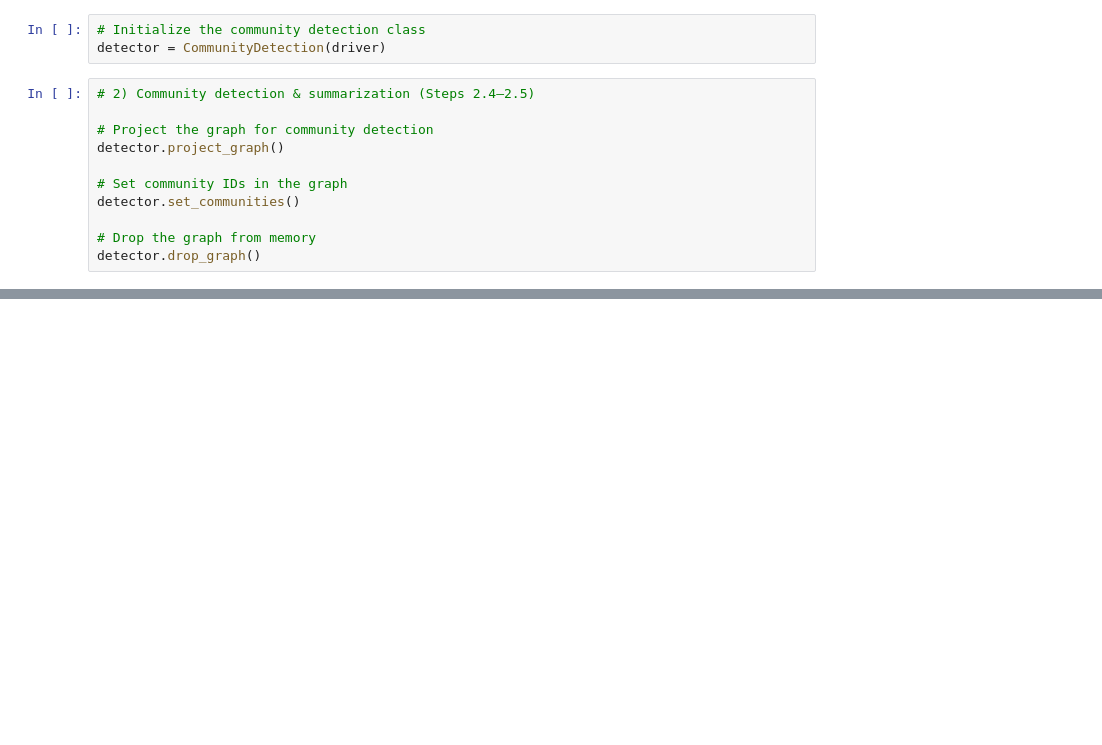
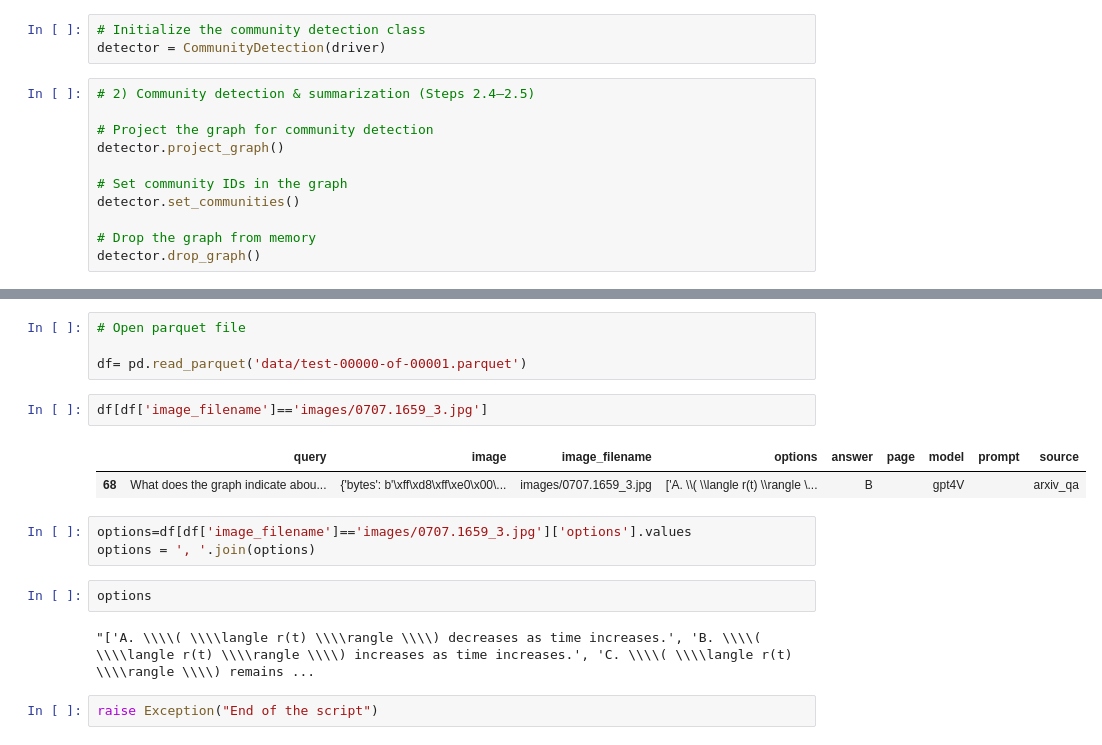
Before and after one commit to Robertogiordano/MultiGraphQA, a Jupyter notebook: graphRAG.ipynb, the cells around one changed output, grey strips where cells are left out. Drawn from its saved outputs; the diff is of its cells as text; blank space fills up the shorter version.

```diff
--- a/graphRAG.ipynb
+++ b/graphRAG.ipynb
@@ -1001,0 +1102,18 @@ NotImplementedError: OpenAI ChatCompletion usage not fully implemented here.
+# %%
+# Open parquet file
+
+df= pd.read_parquet('data/test-00000-of-00001.parquet')
+# %%
+df[df['image_filename']=='images/0707.1659_3.jpg']
+# %% [output]
+|  | query | image | image_filename | options | answer | page | model | prompt | source |
+| 68 | What does the graph indicate abou... | {'bytes': b'\xff\xd8\xff\xe0\x00\... | images/0707.1659_3.jpg | ['A. \\( \\langle r(t) \\rangle \... | B |  | gpt4V |  | arxiv_qa |
+# %%
+options=df[df['image_filename']=='images/0707.1659_3.jpg']['options'].values
+options = ', '.join(options)
+# %%
+options
+# %% [output]
+"['A. \\\\( \\\\langle r(t) \\\\rangle \\\\) decreases as time increases.', 'B. \\\\( \\\\langle r(t) \\\\rangle \\\\) increases as time increases.', 'C. \\\\( \\\\langle r(t) \\\\rangle \\\\) remains ...
+# %%
+raise Exception("End of the script")
```
Also changed, not shown: parts of 44 cells of this notebook, 52 other files.
